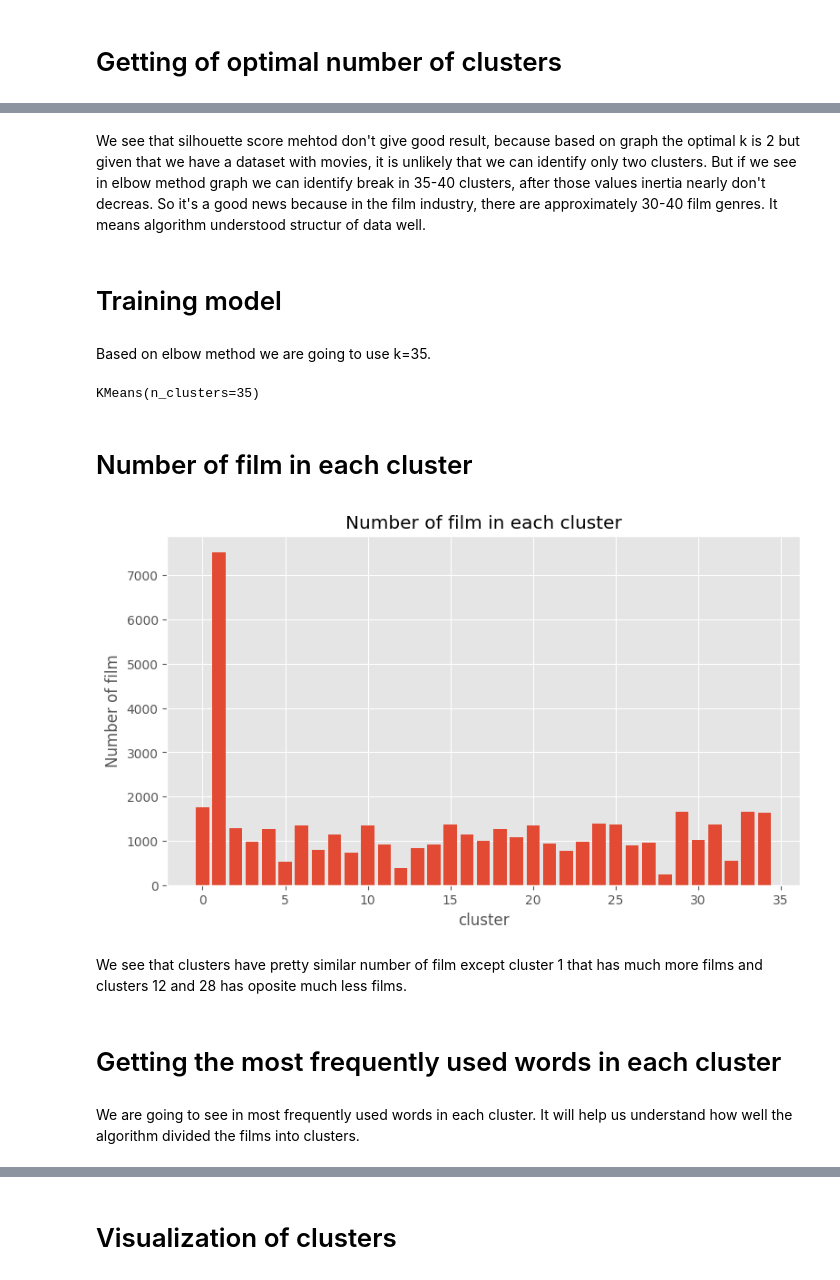
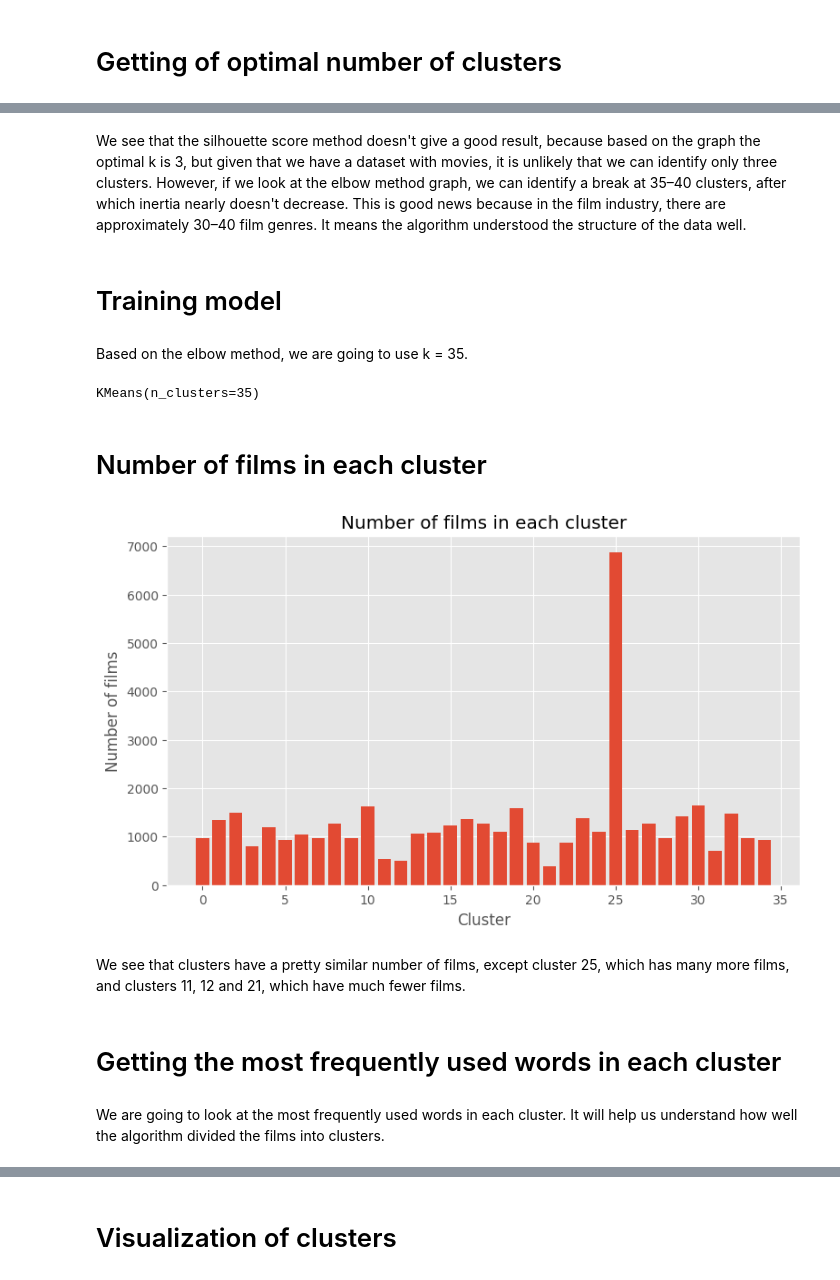
Before and after one commit to TheDim0nu4/Recommendation-system-for-movies-using-clustering-and-NLP-approaches, a Jupyter notebook: notebooks/modeling.ipynb, the cells around one changed output, grey strips where cells are left out. Drawn from its saved outputs; the diff is of its cells as text; code cells hidden in the pictures.

```diff
--- a/notebooks/modeling.ipynb
+++ b/notebooks/modeling.ipynb
@@ -91,9 +91,9 @@ plt.show()
 # %% [markdown]
-We see that silhouette score mehtod don't give good result, because based on graph the optimal k is 2 but given that we have a dataset with movies, it is unlikely that we can identify only two clusters. But if we see in elbow method graph we can identify break in 35-40 clusters, after those values inertia nearly don't decreas. So it's a good news because in the film industry, there are approximately 30-40 film genres. It means algorithm understood structur of data well.
+We see that the silhouette score method doesn't give a good result, because based on the graph the optimal k is 3, but given that we have a dataset with movies, it is unlikely that we can identify only three clusters. However, if we look at the elbow method graph, we can identify a break at 35–40 clusters, after which inertia nearly doesn't decrease. This is good news because in the film industry, there are approximately 30–40 film genres. It means the algorithm understood the structure of the data well.
 # %% [markdown]
 # Training model
 # %% [markdown]
-Based on elbow method we are going to use k=35.
+Based on the elbow method, we are going to use k = 35.
 # %%
 # train model
 
@@ -110,25 +110,25 @@ df['cluster'] = model.labels_
 
 centers = model.cluster_centers_
 # %% [markdown]
-# Number of film in each cluster
+# Number of films in each cluster
 # %%
 d = df['cluster'].value_counts()
 d = d.sort_index()
 
 plt.figure( figsize=(9, 5) )
 plt.bar( d.index, d.values )
-plt.title('Number of film in each cluster')
-plt.xlabel('cluster')
-plt.ylabel('Number of film')
+plt.title('Number of films in each cluster')
+plt.xlabel('Cluster')
+plt.ylabel('Number of films')
 plt.show()
 # %% [output]
-[figure, old version]
+[figure, new version]
 # %% [markdown]
-We see that clusters have pretty similar number of film except cluster 1 that has much more films and clusters 12 and 28 has oposite much less films.
+We see that clusters have a pretty similar number of films, except cluster 25, which has many more films, and clusters 11, 12 and 21, which have much fewer films.
 # %% [markdown]
 # Getting the most frequently used words in each cluster
 # %% [markdown]
-We are going to see in most frequently used words in each cluster. It will help us understand how well the algorithm divided the films into clusters.
+We are going to look at the most frequently used words in each cluster. It will help us understand how well the algorithm divided the films into clusters.
 # %%
 num_clusters = np.arange(0, 35, 1)
 
```
Also changed, not shown: parts of 12 cells of this notebook, 3 other files.
